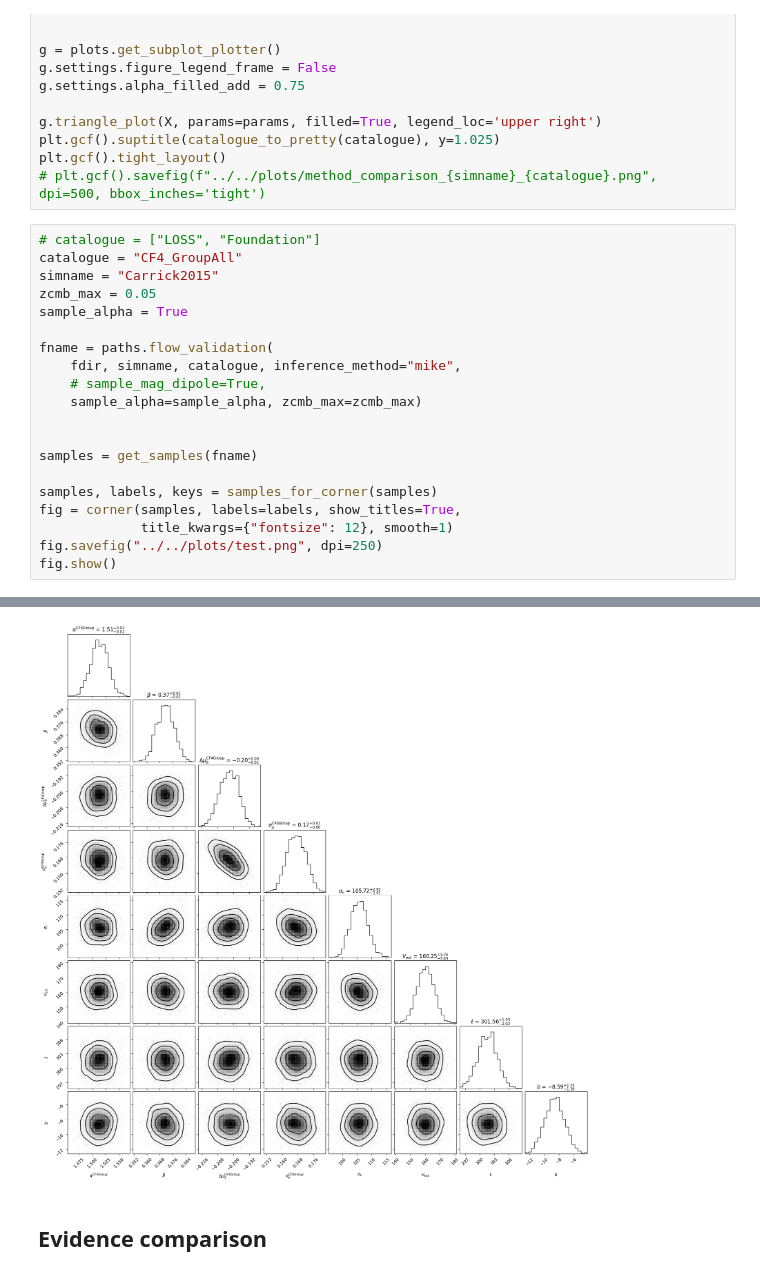
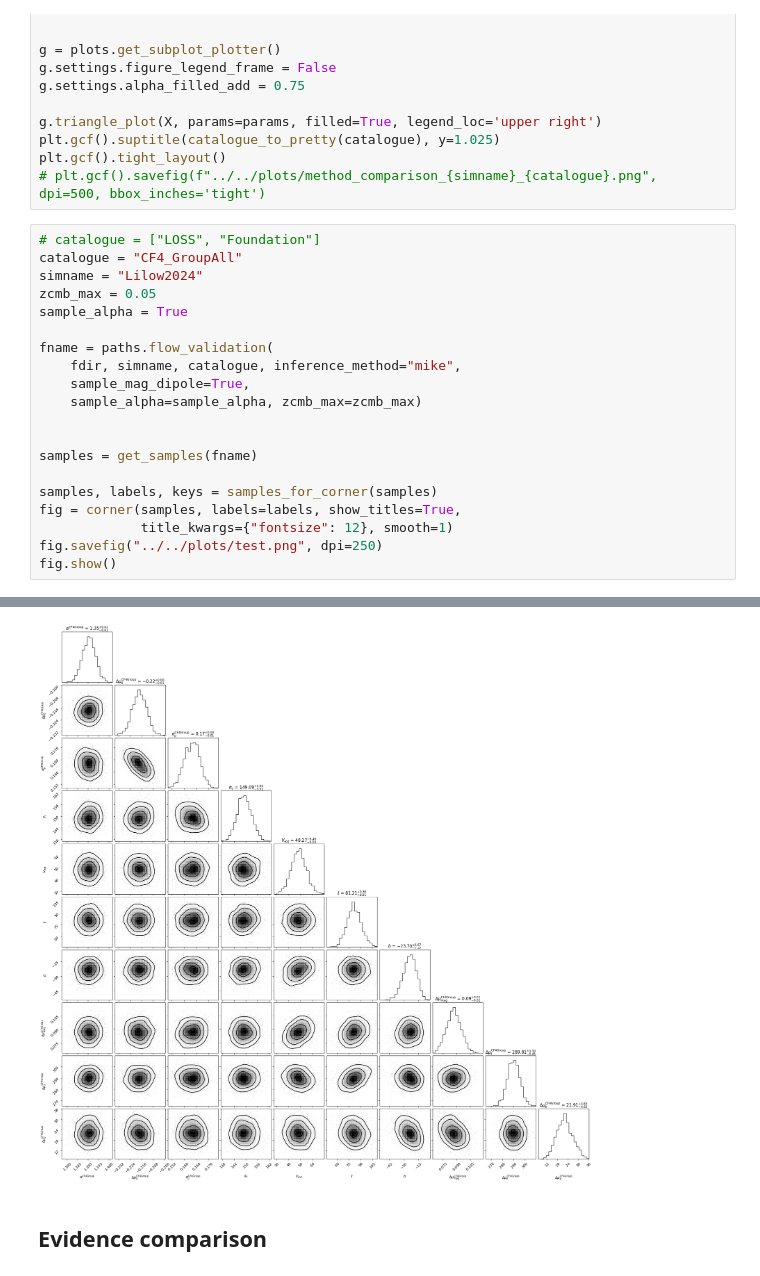
Before and after one commit to Richard-Sti/csiborgtools, a Jupyter notebook: notebooks/flow/reconstruction_comparison.ipynb, the cells around one changed output, grey strips where cells are left out. Saved outputs shown, nothing was run; the diff lists cells and outputs as text.

```diff
--- a/notebooks/flow/reconstruction_comparison.ipynb
+++ b/notebooks/flow/reconstruction_comparison.ipynb
@@ -78,13 +78,13 @@ plt.gcf().tight_layout()
 # %%
 # catalogue = ["LOSS", "Foundation"]
 catalogue = "CF4_GroupAll"
-simname = "Carrick2015"
+simname = "Lilow2024"
 zcmb_max = 0.05
 sample_alpha = True
 
 fname = paths.flow_validation(
     fdir, simname, catalogue, inference_method="mike",
-    # sample_mag_dipole=True,
+    sample_mag_dipole=True,
     sample_alpha=sample_alpha, zcmb_max=zcmb_max)
 
 
@@ -101,4 +101,4 @@ Last modified: 31/08/2024 17:11:46
-[figure, old version]
+[figure, new version]
 # %% [markdown]
 ## Evidence comparison
 # %%
```
Also changed, not shown: parts of 1 cell of this notebook.
